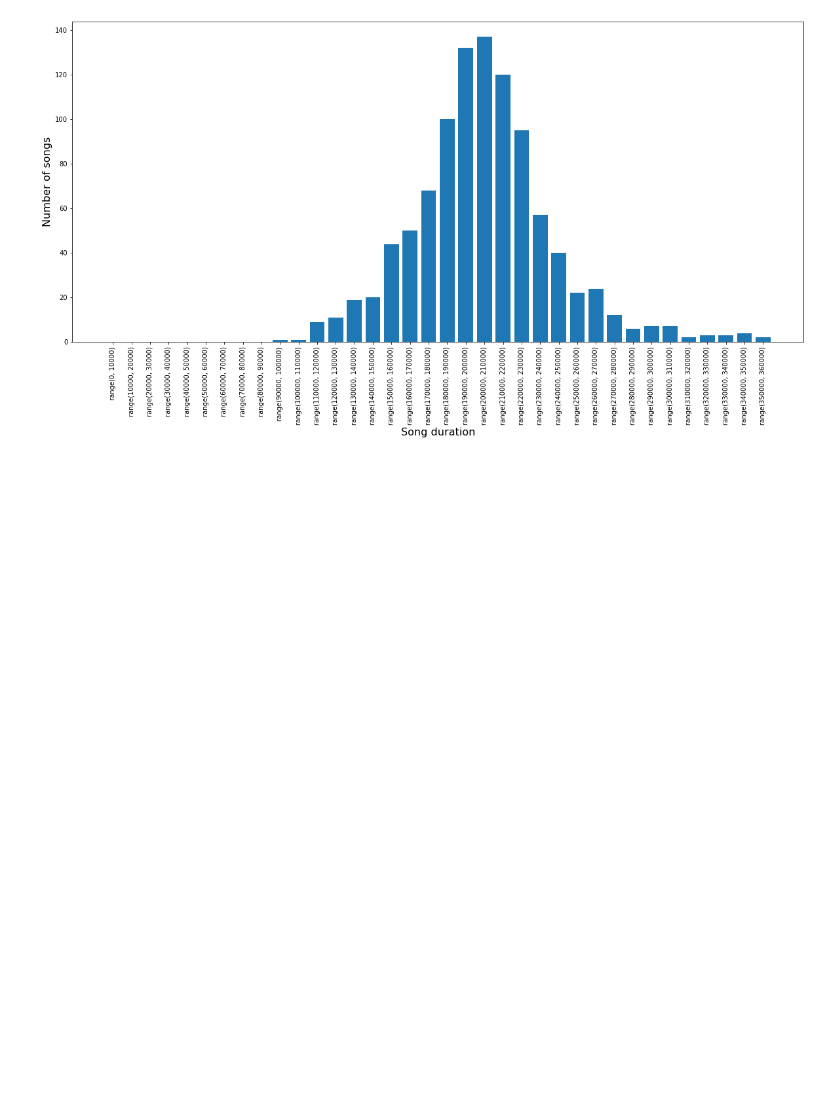
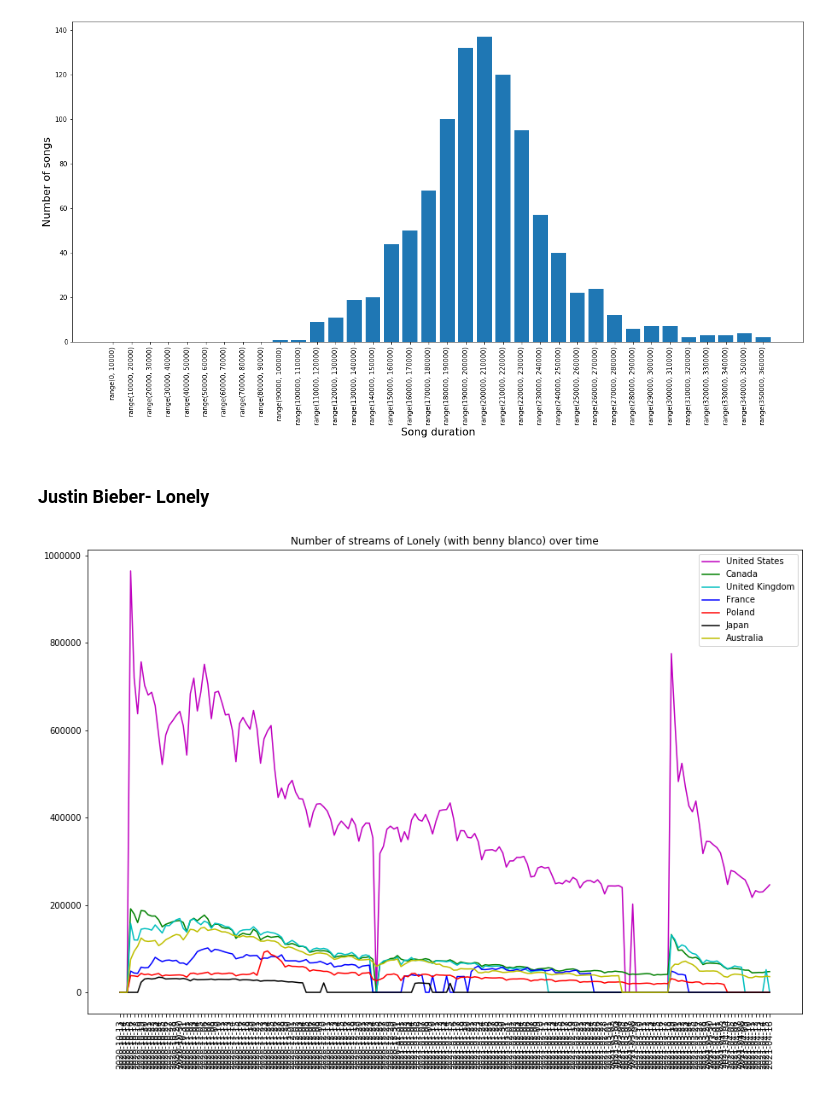
Before and after one commit to Andropogon/Eksploracja-Danych---Projekt, a Jupyter notebook: project_v1.ipynb, the cells around one changed output. Drawn from its saved outputs; the diff is of its cells as text; code cells hidden in the pictures; blank space fills up the shorter version.

Commit message:
Adding new data and some plots

```diff
--- a/project_v1.ipynb
+++ b/project_v1.ipynb
@@ -289,0 +390,6 @@ plot_top_songs_length("global", top=1000)
+# %% [markdown]
+### **Justin Bieber- Lonely**
+# %%
+plot_incremental_streams_song(title='Lonely (with benny blanco)', path='./data/Lonely (with benny blanco)_incremental.csv')
+# %% [output]
+[figure, added]
```
Also changed, not shown: parts of 15 cells of this notebook, 5 other files.
